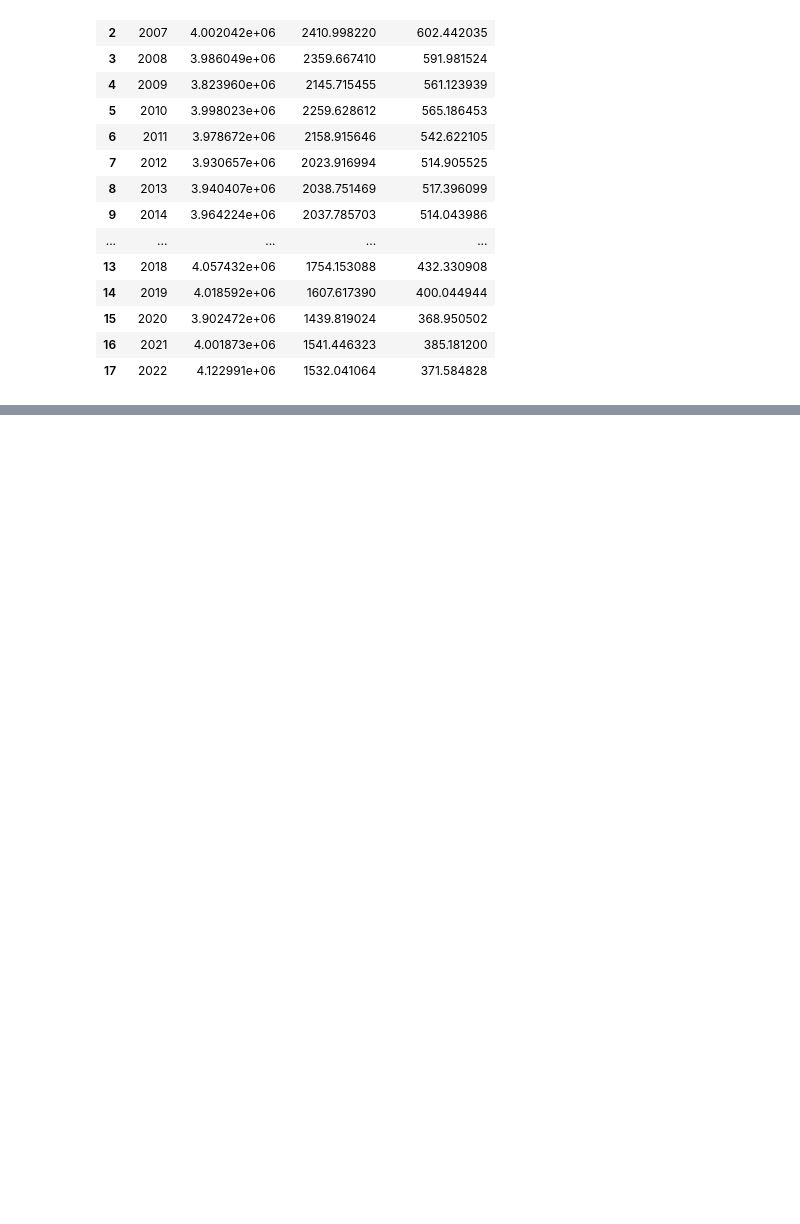
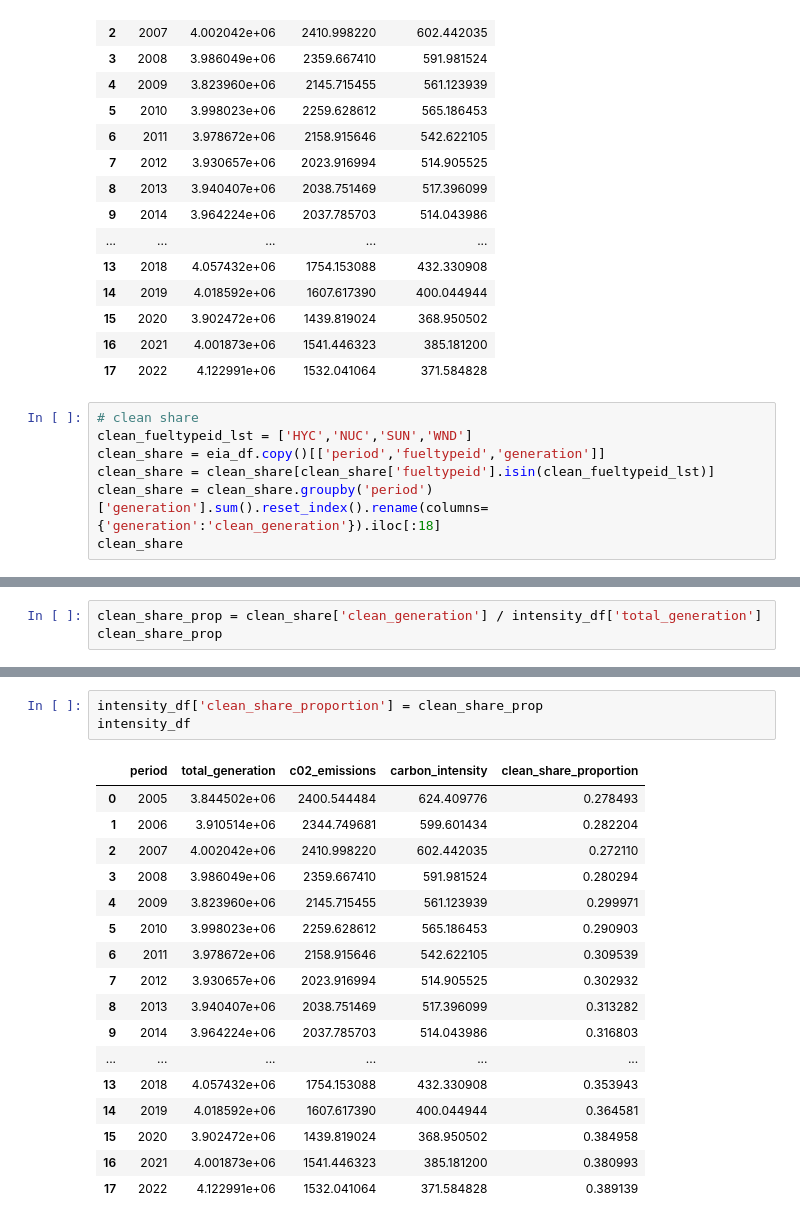
Before and after one commit to colleenpangilinan/us-emissions-dashboard, a Jupyter notebook: notebooks/01_fetch_data.ipynb, the cells around one changed output, grey strips where cells are left out. Cells and saved outputs as stored; diff of their text form; blank space fills up the shorter version.

```diff
--- a/notebooks/01_fetch_data.ipynb
+++ b/notebooks/01_fetch_data.ipynb
@@ -344,3 +344,10 @@ intensity_df
 | 15 | 2020 | 3.902472e+06 | 1439.819024 | 368.950502 |
 | 16 | 2021 | 4.001873e+06 | 1541.446323 | 385.181200 |
 | 17 | 2022 | 4.122991e+06 | 1532.041064 | 371.584828 |
+# %%
+# clean share
+clean_fueltypeid_lst = ['HYC','NUC','SUN','WND']
+clean_share = eia_df.copy()[['period','fueltypeid','generation']]
+clean_share = clean_share[clean_share['fueltypeid'].isin(clean_fueltypeid_lst)]
+clean_share = clean_share.groupby('period')['generation'].sum().reset_index().rename(columns={'generation':'clean_generation'}).iloc[:18]
+clean_share
@@ -346,0 +372,3 @@ intensity_df
+# %%
+clean_share_prop = clean_share['clean_generation'] / intensity_df['total_generation']
+clean_share_prop
@@ -346,0 +395,21 @@ intensity_df
+# %%
+intensity_df['clean_share_proportion'] = clean_share_prop
+intensity_df
+# %% [output]
+|  | period | total_generation | c02_emissions | carbon_intensity | clean_share_proportion |
+| 0 | 2005 | 3.844502e+06 | 2400.544484 | 624.409776 | 0.278493 |
+| 1 | 2006 | 3.910514e+06 | 2344.749681 | 599.601434 | 0.282204 |
+| 2 | 2007 | 4.002042e+06 | 2410.998220 | 602.442035 | 0.272110 |
+| 3 | 2008 | 3.986049e+06 | 2359.667410 | 591.981524 | 0.280294 |
+| 4 | 2009 | 3.823960e+06 | 2145.715455 | 561.123939 | 0.299971 |
+| 5 | 2010 | 3.998023e+06 | 2259.628612 | 565.186453 | 0.290903 |
+| 6 | 2011 | 3.978672e+06 | 2158.915646 | 542.622105 | 0.309539 |
+| 7 | 2012 | 3.930657e+06 | 2023.916994 | 514.905525 | 0.302932 |
+| 8 | 2013 | 3.940407e+06 | 2038.751469 | 517.396099 | 0.313282 |
+| 9 | 2014 | 3.964224e+06 | 2037.785703 | 514.043986 | 0.316803 |
+| ... | ... | ... | ... | ... | ... |
+| 13 | 2018 | 4.057432e+06 | 1754.153088 | 432.330908 | 0.353943 |
+| 14 | 2019 | 4.018592e+06 | 1607.617390 | 400.044944 | 0.364581 |
+| 15 | 2020 | 3.902472e+06 | 1439.819024 | 368.950502 | 0.384958 |
+| 16 | 2021 | 4.001873e+06 | 1541.446323 | 385.181200 | 0.380993 |
+| 17 | 2022 | 4.122991e+06 | 1532.041064 | 371.584828 | 0.389139 |
```
Also changed, not shown: parts of 3 cells of this notebook, 1 other file.
